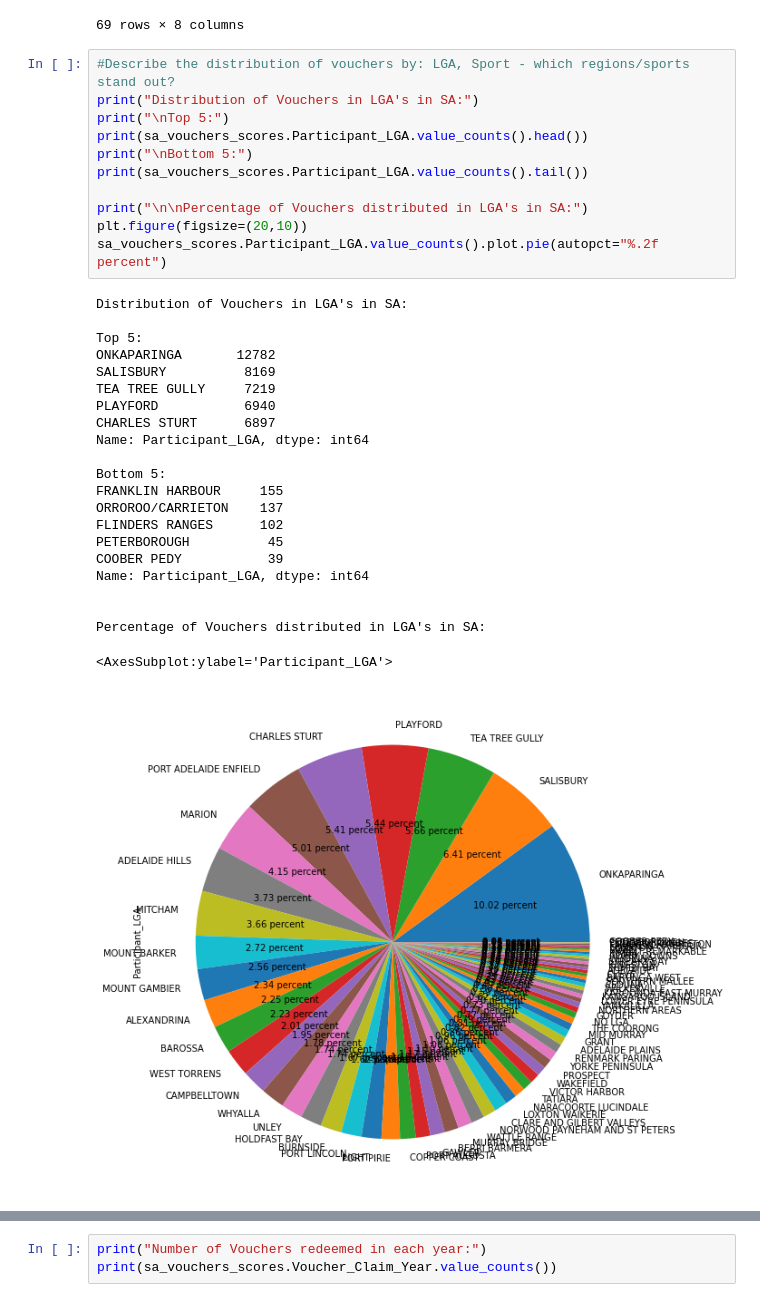
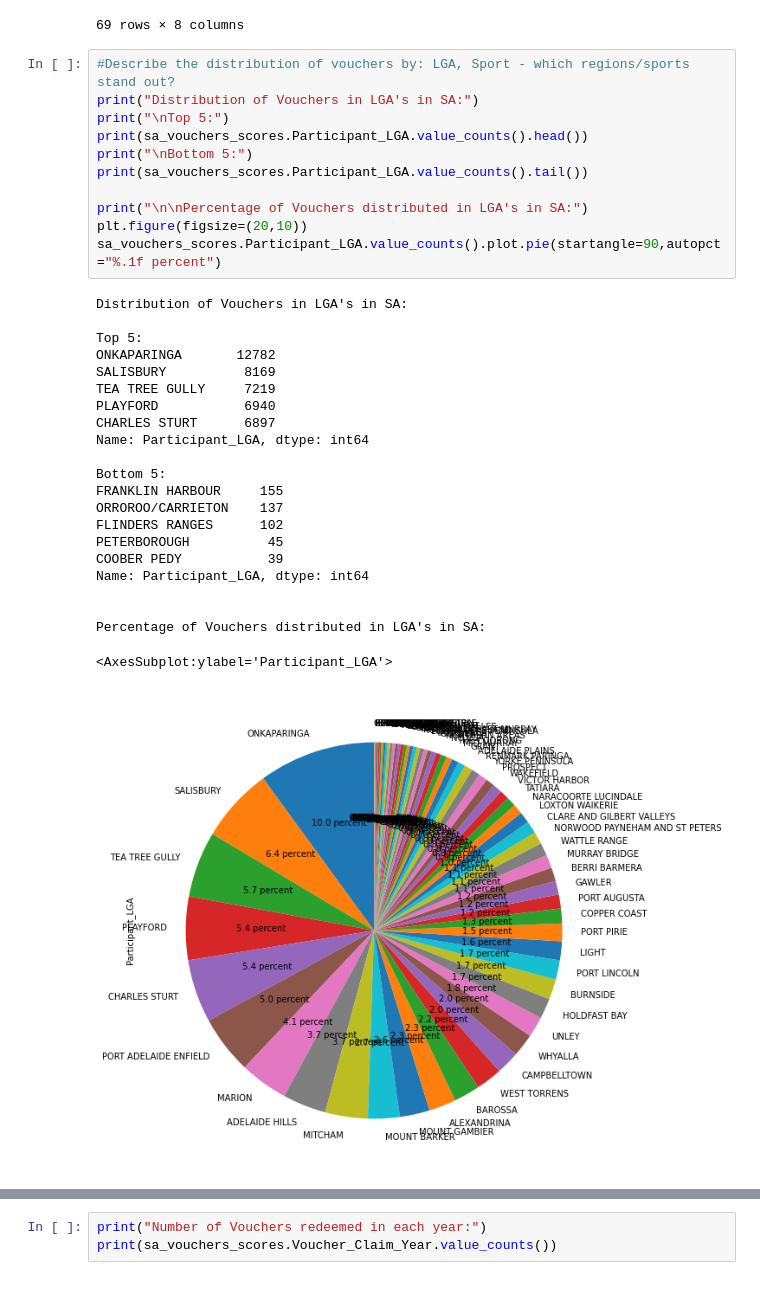
Before and after one commit to MQCOMP2200-S2-2021/data-science-portfolio-JoeB-cybersecurity, a Jupyter notebook: Portfolio 2.ipynb, the cells around one changed output, grey strips where cells are left out. Cells and saved outputs as stored; diff of their text form.

```diff
--- a/Portfolio 2.ipynb
+++ b/Portfolio 2.ipynb
@@ -102,35 +102,35 @@ sa_vouchers_scores.groupby(['Participant_LGA']).mean()
 print("Distribution of Vouchers in LGA's in SA:")
 print("\nTop 5:")
 print(sa_vouchers_scores.Participant_LGA.value_counts().head())
 print("\nBottom 5:")
 print(sa_vouchers_scores.Participant_LGA.value_counts().tail())
 
 print("\n\nPercentage of Vouchers distributed in LGA's in SA:")
 plt.figure(figsize=(20,10))
-sa_vouchers_scores.Participant_LGA.value_counts().plot.pie(autopct="%.2f percent")
+sa_vouchers_scores.Participant_LGA.value_counts().plot.pie(startangle=90,autopct="%.1f percent")
 # %% [output]
 Distribution of Vouchers in LGA's in SA:
 
 Top 5:
 ONKAPARINGA       12782
 SALISBURY          8169
 TEA TREE GULLY     7219
 PLAYFORD           6940
 CHARLES STURT      6897
 Name: Participant_LGA, dtype: int64
 
 Bottom 5:
 FRANKLIN HARBOUR     155
 ORROROO/CARRIETON    137
 FLINDERS RANGES      102
 PETERBOROUGH          45
 COOBER PEDY           39
 Name: Participant_LGA, dtype: int64
 
 
 Percentage of Vouchers distributed in LGA's in SA:
 <AxesSubplot:ylabel='Participant_LGA'>
-[figure, old version]
+[figure, new version]
 # %%
 print("Distribution of Vouchers redeemed for each sport:")
 print("\nTop 5:")
```
Also changed, not shown: parts of 5 cells of this notebook.
